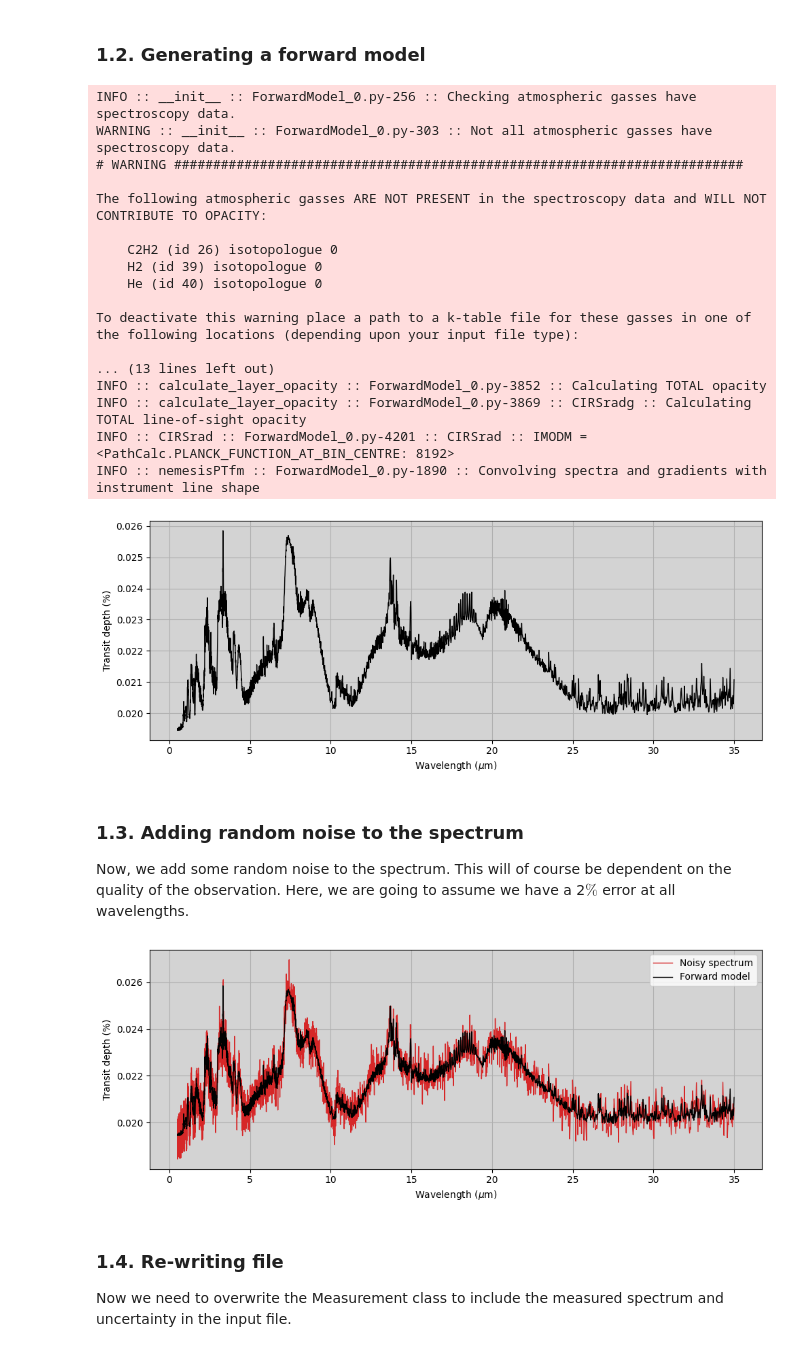
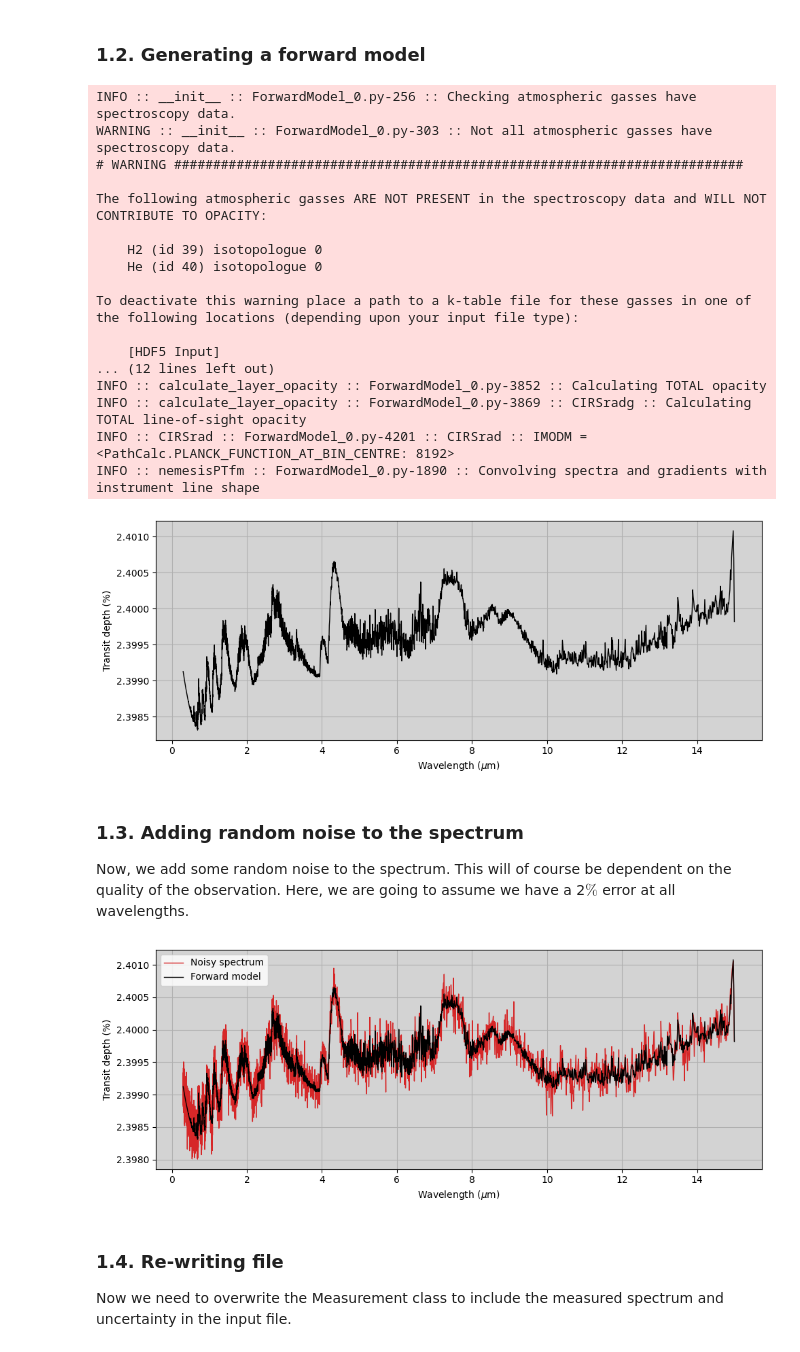
Before and after one commit to juanaldayparejo/archnemesis-dist, a Jupyter notebook: docs/examples/retrieval_exoplanet_transit/retrieval_exoplanet.ipynb, the cells around one changed output. Drawn from its saved outputs; the diff is of its cells as text; code cells hidden in the pictures.

Commit message:
update notebook for exoplanet retrieval

```diff
--- a/docs/examples/retrieval_exoplanet_transit/retrieval_exoplanet.ipynb
+++ b/docs/examples/retrieval_exoplanet_transit/retrieval_exoplanet.ipynb
@@ -15,7 +15,7 @@ In this example, we are going to read the information from the input file. Howev
 # %% [markdown]
 ### 1.1. Reading the input file
 # %%
-runname = "exoplanet"
+runname = "wasp-39b"
 
 #Reading the input files
 Atmosphere,Measurement,Spectroscopy,Scatter,Stellar,Surface,CIA,Layer,Variables,Retrieval,Telluric = ans.Files.read_input_files_hdf5(runname)
@@ -92,13 +90,13 @@ WARNING :: __init__ :: ForwardModel_0.py-303 :: Not all atmospheric gasses have
 
 The following atmospheric gasses ARE NOT PRESENT in the spectroscopy data and WILL NOT CONTRIBUTE TO OPACITY:
 
-    C2H2 (id 26) isotopologue 0
     H2 (id 39) isotopologue 0
     He (id 40) isotopologue 0
 
 To deactivate this warning place a path to a k-table file for these gasses in one of the following locations (depending upon your input file type):
 
-... (13 lines left out)
+    [HDF5 Input]
+... (12 lines left out)
 INFO :: calculate_layer_opacity :: ForwardModel_0.py-3852 :: Calculating TOTAL opacity
 INFO :: calculate_layer_opacity :: ForwardModel_0.py-3869 :: CIRSradg :: Calculating TOTAL line-of-sight opacity
 INFO :: CIRSrad :: ForwardModel_0.py-4201 :: CIRSrad :: IMODM = <PathCalc.PLANCK_FUNCTION_AT_BIN_CENTRE: 8192>
@@ -113,31 +111,31 @@ ax1.set_ylabel('Transit depth (%)')
 ax1.set_facecolor('lightgray')
 plt.tight_layout()
 # %% [output]
-[figure, old version]
+[figure, new version]
 # %% [markdown]
 ### 1.3. Adding random noise to the spectrum
 
 Now, we add some random noise to the spectrum. This will of course be dependent on the quality of the observation. Here, we are going to assume we have a 2$\%$ error at all wavelengths.
 # %%
-noise_level = 0.02
+noise_level = 7.0e-5
 
 noise = np.random.normal(loc=0.0,scale=noise_level * SPECONV[:,0])
 
 synthetic_spectrum = (SPECONV.T + noise).T
 synthetic_error = SPECONV * noise_level
 
 fig,ax1 = plt.subplots(1,1,figsize=(10,4))
 
 ax1.plot(Measurement.VCONV[:,0],synthetic_spectrum,c='tab:red',linewidth=1.,label="Noisy spectrum")
 ax1.plot(Measurement.VCONV[:,0],SPECONV,c='black',linewidth=1.,label="Forward model")
 ax1.grid()
 ax1.legend()
 ax1.set_xlabel('Wavelength ($\mu$m)')
 ax1.set_ylabel('Transit depth (%)')
 ax1.set_facecolor('lightgray')
 plt.tight_layout()
 # %% [output]
-[figure, old version]
+[figure, new version]
 # %% [markdown]
 ### 1.4. Re-writing file
 
```
Also changed, not shown: parts of 7 cells of this notebook, 2 other files.
